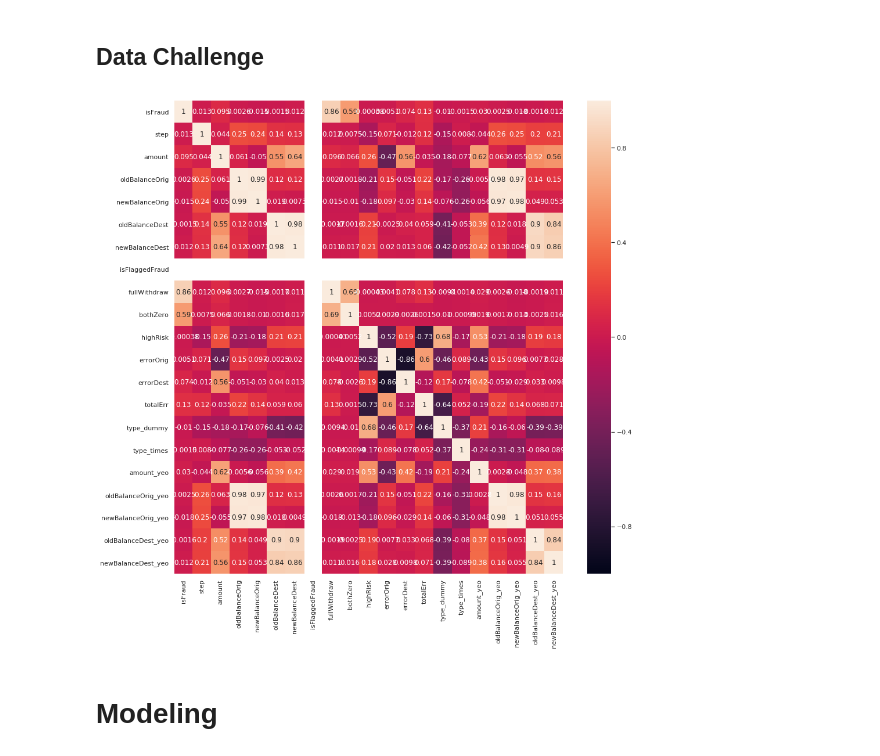
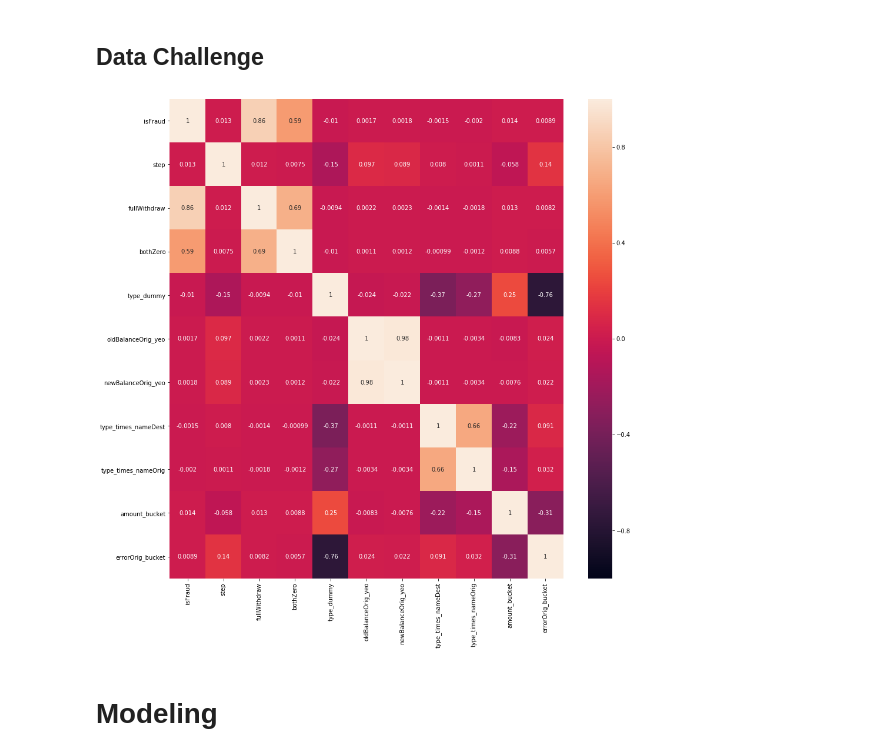
Before and after one commit to AdrianDiez/MobileFraud, a Jupyter notebook: Fraud_Detection.ipynb, the cells around one changed output. Saved outputs shown, nothing was run; the diff lists cells and outputs as text; code cells hidden in the pictures.

```diff
--- a/Fraud_Detection.ipynb
+++ b/Fraud_Detection.ipynb
@@ -562,2 +550,3 @@ for col in ['step', 'amount', 'oldBalanceOrig', 'newBalanceOrig', 'oldBalanceDes
-# %%
-df = df.join(df[['type','nameDest']].groupby('nameDest').count(), on='nameDest',rsuffix='_times')
+# %%
+find_anomalies(df, 'isFraud', 'errorOrig', 2)
+df['errorOrig_bucket'] = pd.qcut(df['errorOrig'], 2, labels=False)
@@ -584,7 +574,7 @@ trainY = df[df.index.isin(trainX.index.to_list())][target]
 testY = df[df.index.isin(testX.index.to_list())][target]
 
 ## We get the features that matter for us. Excluding target, id and our variable train.
-X_cols = [c for c in df[num_cols].columns if c not in [target, 'Id', 'train']]
+X_cols = [c for c in df[num_cols].columns if c not in [target, 'Id', 'train', *norm_col]]
 
 trainX = trainX[X_cols]
 testX = testX[X_cols]
@@ -592,12 +582,12 @@ testX = testX[X_cols]
 # Feature selection
 # %%
 ## We standarize the num cols
-scaler = MinMaxScaler()
-scaler.fit(trainX)
-X = scaler.transform(trainX)
+# scaler = MinMaxScaler()
+# scaler.fit(trainX)
+# X = scaler.transform(trainX)
 
 ## Select the 10 Best
-selectKBest = SelectKBest(f_classif, k=10).fit(X, trainY)
+selectKBest = SelectKBest(f_classif, k=10).fit(trainX, trainY)
 mask = selectKBest.get_support()
 
 ## My new dataframe with just the 10 best columns
@@ -609,14 +599,14 @@ ml_df = pd.concat([trainY, trainX_kbest], axis =1)
 ## Data Challenge
 # %%
 plt.figure(figsize=(15,15))
-sns.heatmap(pd.concat([trainY, trainX], axis=1).corr(), vmin=-1, vmax=1, annot=True)
+sns.heatmap(pd.concat([trainY, trainX_kbest], axis=1).corr(), vmin=-1, vmax=1, annot=True)
 plt.show()
 
 ## We have some of our variables fullWithdraw and bothZero that are highly correlated with the target
 ## In this case since the varaibales are simulated is probably caused by the algorithm that defines
 ## isFraud. We will keep them in the model but eventually we will see the impact of removing them.
 # %% [output]
-[figure, old version]
+[figure, new version]
 # %%
 weights = (trainY == 0).sum() / (1.0 * (trainY == 1).sum())
 # %% [markdown]
```
Also changed, not shown: parts of 45 cells of this notebook.
